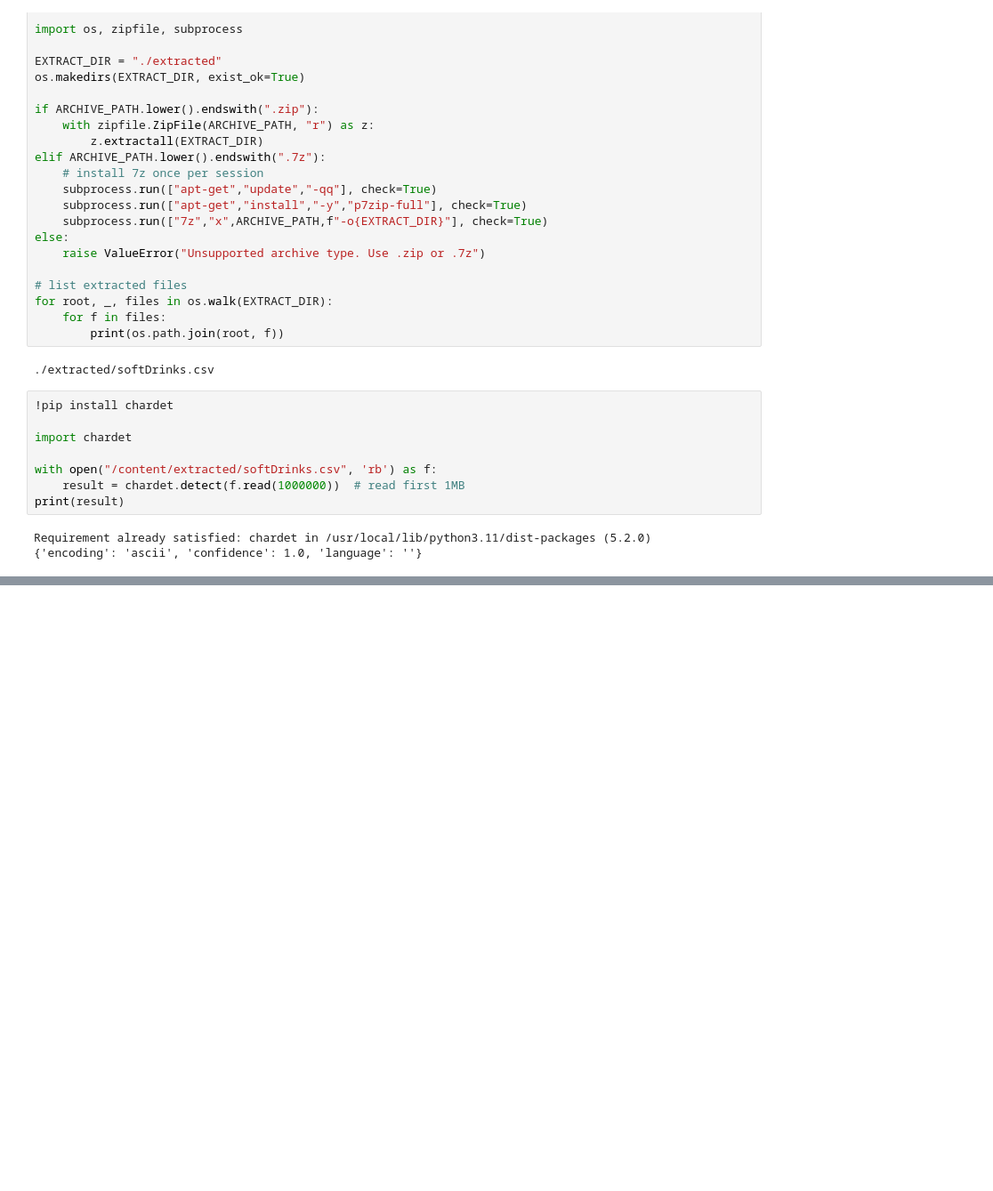
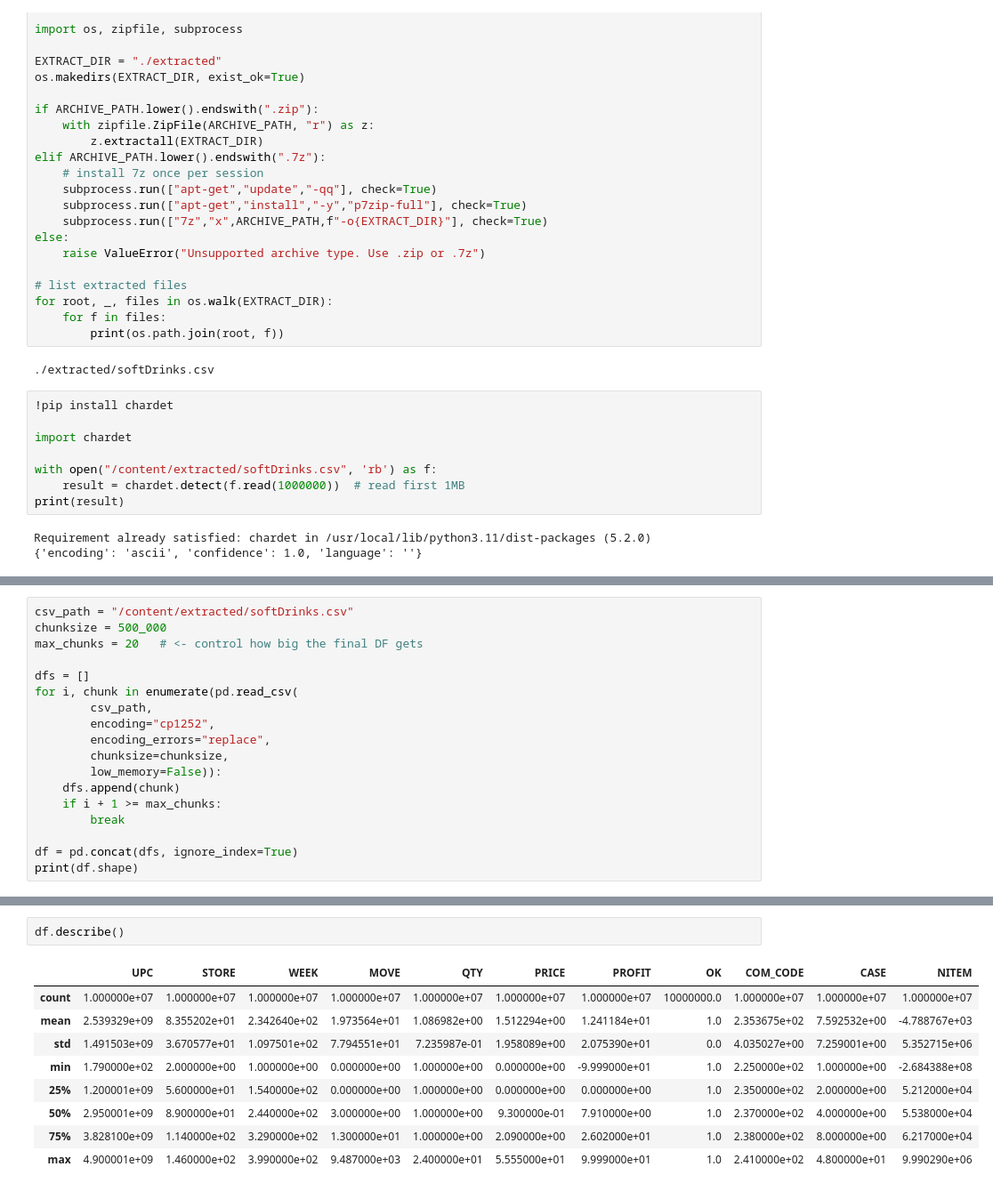
Before and after one commit to mmilannaik/BigOCheatSheet, a Jupyter notebook: HM_04_Cross Price Elasticity.ipynb, the cells around one changed output, grey strips where cells are left out. Shown at 89% size. Drawn from its saved outputs; the diff is of its cells as text; blank space fills up the shorter version.

```diff
--- a/HM_04_Cross Price Elasticity.ipynb
+++ b/HM_04_Cross Price Elasticity.ipynb
@@ -80,3 +76,21 @@ for chunk in pd.read_csv(csv_path, encoding="cp1252", encoding_errors="replace",
           COM_CODE         DESCRIP  SIZE  CASE  NITEM
 17000000       240  CANFIELD 50/50  1 LT    12  51630
 17000001       240  CANFIELD 50/50  1 LT    12  51630
+# %%
+csv_path = "/content/extracted/softDrinks.csv"
+chunksize = 500_000
+max_chunks = 20   # <- control how big the final DF gets
+
+dfs = []
+for i, chunk in enumerate(pd.read_csv(
+        csv_path,
+        encoding="cp1252",
+        encoding_errors="replace",
+        chunksize=chunksize,
+        low_memory=False)):
+    dfs.append(chunk)
+    if i + 1 >= max_chunks:
+        break
+
+df = pd.concat(dfs, ignore_index=True)
+print(df.shape)
@@ -82,0 +138,12 @@ for chunk in pd.read_csv(csv_path, encoding="cp1252", encoding_errors="replace",
+# %%
+df.describe()
+# %% [output]
+|  | UPC | STORE | WEEK | MOVE | QTY | PRICE | PROFIT | OK | COM_CODE | CASE | NITEM |
+| count | 1.000000e+07 | 1.000000e+07 | 1.000000e+07 | 1.000000e+07 | 1.000000e+07 | 1.000000e+07 | 1.000000e+07 | 10000000.0 | 1.000000e+07 | 1.000000e+07 | 1.000000e+07 |
+| mean | 2.539329e+09 | 8.355202e+01 | 2.342640e+02 | 1.973564e+01 | 1.086982e+00 | 1.512294e+00 | 1.241184e+01 | 1.0 | 2.353675e+02 | 7.592532e+00 | -4.788767e+03 |
+| std | 1.491503e+09 | 3.670577e+01 | 1.097501e+02 | 7.794551e+01 | 7.235987e-01 | 1.958089e+00 | 2.075390e+01 | 0.0 | 4.035027e+00 | 7.259001e+00 | 5.352715e+06 |
+| min | 1.790000e+02 | 2.000000e+00 | 1.000000e+00 | 0.000000e+00 | 1.000000e+00 | 0.000000e+00 | -9.999000e+01 | 1.0 | 2.250000e+02 | 1.000000e+00 | -2.684388e+08 |
+| 25% | 1.200001e+09 | 5.600000e+01 | 1.540000e+02 | 0.000000e+00 | 1.000000e+00 | 0.000000e+00 | 0.000000e+00 | 1.0 | 2.350000e+02 | 2.000000e+00 | 5.212000e+04 |
+| 50% | 2.950001e+09 | 8.900000e+01 | 2.440000e+02 | 3.000000e+00 | 1.000000e+00 | 9.300000e-01 | 7.910000e+00 | 1.0 | 2.370000e+02 | 4.000000e+00 | 5.538000e+04 |
+| 75% | 3.828100e+09 | 1.140000e+02 | 3.290000e+02 | 1.300000e+01 | 1.000000e+00 | 2.090000e+00 | 2.602000e+01 | 1.0 | 2.380000e+02 | 8.000000e+00 | 6.217000e+04 |
+| max | 4.900001e+09 | 1.460000e+02 | 3.990000e+02 | 9.487000e+03 | 2.400000e+01 | 5.555000e+01 | 9.999000e+01 | 1.0 | 2.410000e+02 | 4.800000e+01 | 9.990290e+06 |
```
Also changed, not shown: parts of 19 cells of this notebook.
